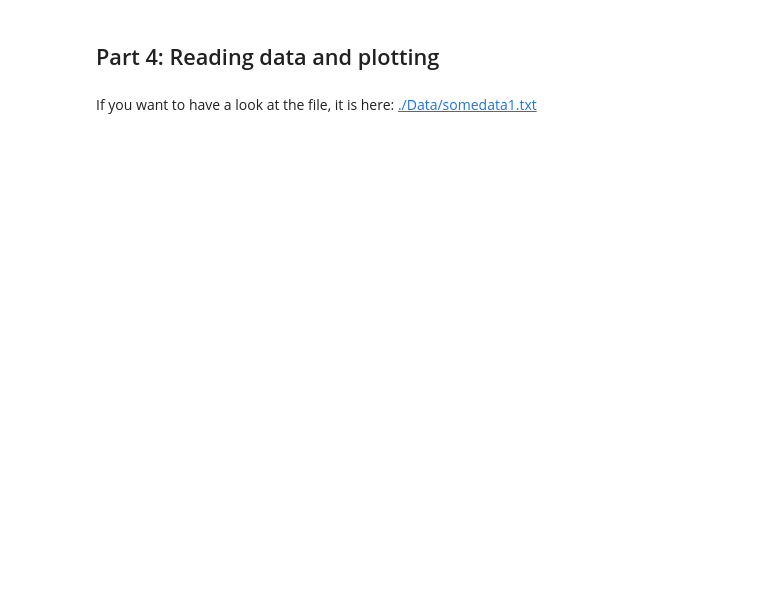
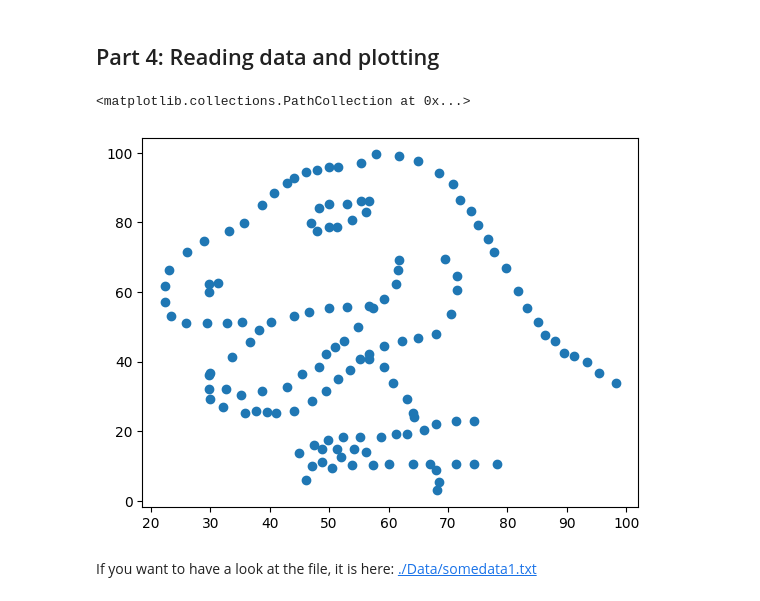
Before and after one commit to joachsob/chemometrics, a Jupyter notebook: exercises/00_python_intro.ipynb, the cells around one changed output. Cells and saved outputs as stored; diff of their text form; code cells hidden in the pictures; blank space fills up the shorter version.

```diff
--- a/exercises/00_python_intro.ipynb
+++ b/exercises/00_python_intro.ipynb
@@ -266,8 +323,20 @@ from matplotlib import pyplot as plt
 # %%
 # 1. The file "Data/somedata1.txt" contains some numerical data in two columns.
 # The first column contains the x-values and the second the y-values.
 # Read this file and plot the x- and y-values in a scatter plot
 # Hint: Use np.loadtxt() or pandas.read_csv to read in the file.
+import pandas
+
+array = pandas.read_csv("Data/somedata1.txt")
+array.head()
+
+xvals = array["x"]
+yvals = array["y"]
+
+plt.scatter(xvals, yvals)
+# %% [output]
+<matplotlib.collections.PathCollection at 0x...>
+[figure, added]
 # %% [markdown]
 If you want to have a look at the file, it is here: [./Data/somedata1.txt](./Data/somedata1.txt)
 # %%
```
Also changed, not shown: parts of 16 cells of this notebook, 1 other file.
